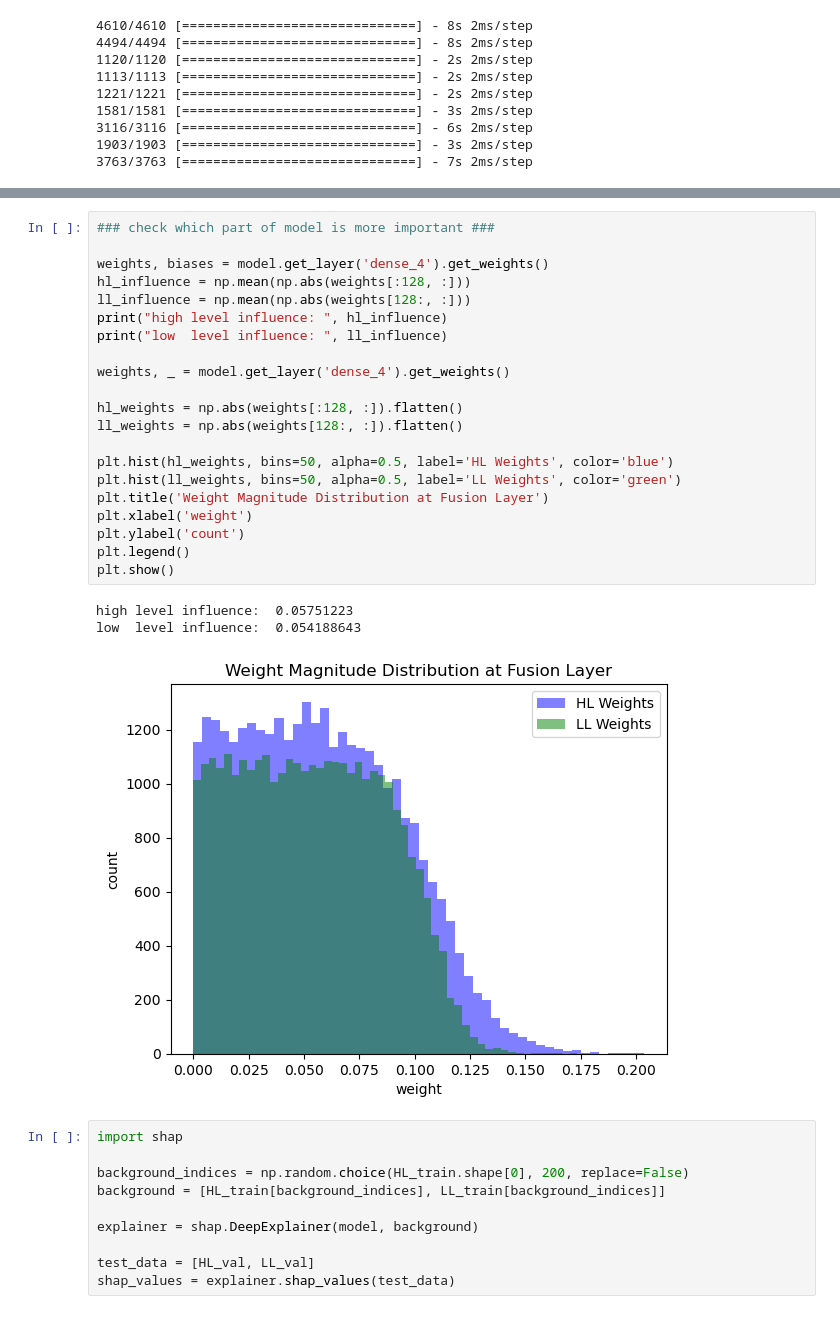
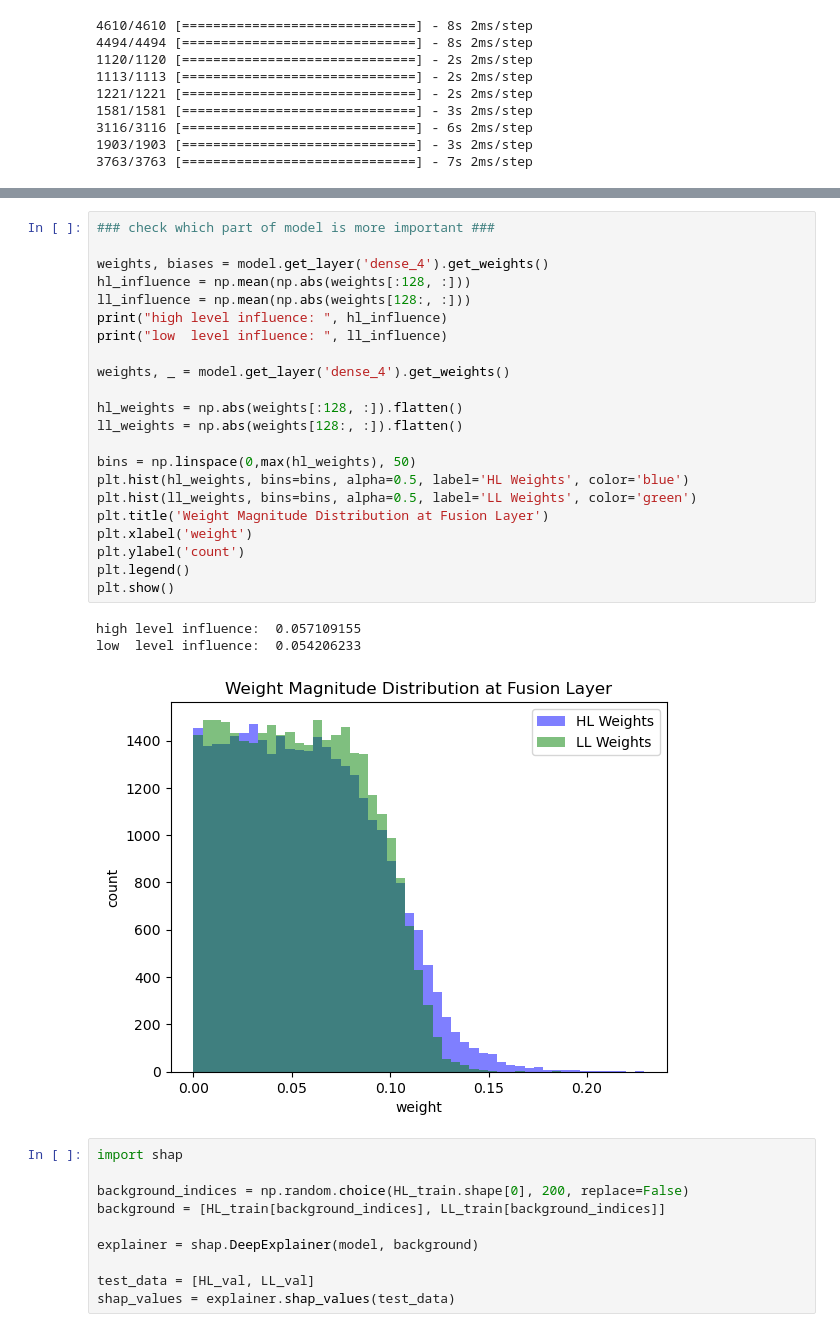
Before and after one commit to FeiChinzz/HHproduction, a Jupyter notebook: mucollider_hhvv/MLmodel.ipynb, the cells around one changed output, grey strips where cells are left out. Drawn from its saved outputs; the diff is of its cells as text.

Commit message:
fix the plot and recalculate shap value

```diff
--- a/mucollider_hhvv/MLmodel.ipynb
+++ b/mucollider_hhvv/MLmodel.ipynb
@@ -314,28 +329,29 @@ significance: 7.357726058548519
 # %%
 ### check which part of model is more important ###
 
 weights, biases = model.get_layer('dense_4').get_weights()
 hl_influence = np.mean(np.abs(weights[:128, :]))
 ll_influence = np.mean(np.abs(weights[128:, :]))
 print("high level influence: ", hl_influence)
 print("low  level influence: ", ll_influence)
 
 weights, _ = model.get_layer('dense_4').get_weights()
 
 hl_weights = np.abs(weights[:128, :]).flatten()
 ll_weights = np.abs(weights[128:, :]).flatten()
 
-plt.hist(hl_weights, bins=50, alpha=0.5, label='HL Weights', color='blue')
-plt.hist(ll_weights, bins=50, alpha=0.5, label='LL Weights', color='green')
+bins = np.linspace(0,max(hl_weights), 50)
+plt.hist(hl_weights, bins=bins, alpha=0.5, label='HL Weights', color='blue')
+plt.hist(ll_weights, bins=bins, alpha=0.5, label='LL Weights', color='green')
 plt.title('Weight Magnitude Distribution at Fusion Layer')
 plt.xlabel('weight')
 plt.ylabel('count')
 plt.legend()
 plt.show()
 # %% [output]
-high level influence:  0.05751223
-low  level influence:  0.054188643
+high level influence:  0.057109155
+low  level influence:  0.054206233
-[figure, old version]
+[figure, new version]
 # %%
 import shap
 
```
Also changed, not shown: parts of 11 cells of this notebook.
